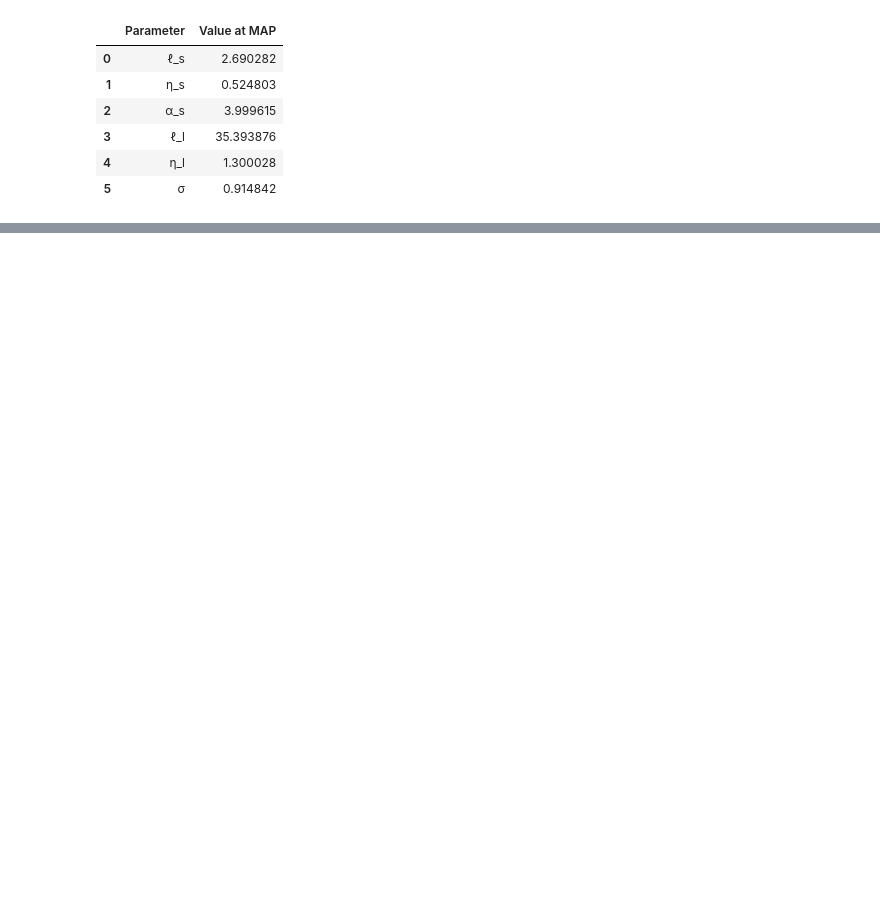
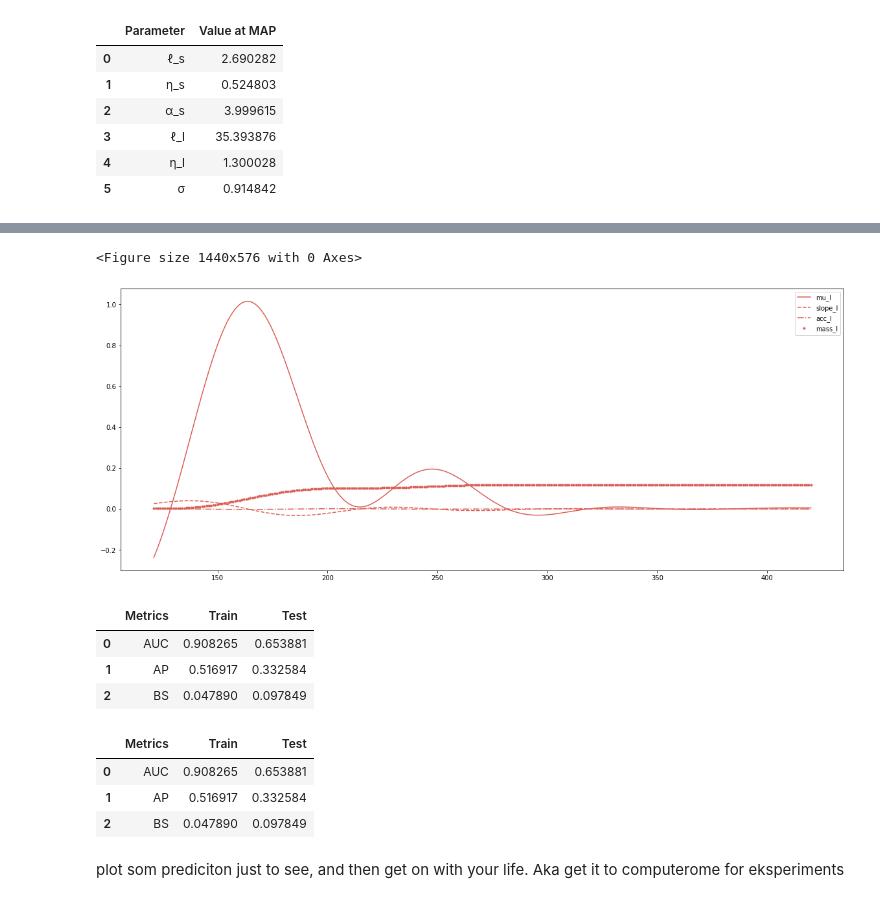
Before and after one commit to Polichinel/The_Currents_of_Conflict, a Jupyter notebook: temporal_two_trends_eksperiments.ipynb, the cells around one changed output, grey strips where cells are left out. Saved outputs shown, nothing was run; the diff lists cells and outputs as text; code cells hidden in the pictures; blank space fills up the shorter version.

```diff
--- a/temporal_two_trends_eksperiments.ipynb
+++ b/temporal_two_trends_eksperiments.ipynb
@@ -166,0 +205,35 @@ mse_resutls_df
+# %%
+
+# call that df something else asap... or just keep as merged...
+
+df_merged.sort_values(['pg_id', 'X'], inplace= True)
+df_merged['mu_l_slope'] = df_merged.groupby('pg_id')['mu_l'].transform(np.gradient)
+df_merged['mu_l_acc'] = df_merged.groupby('pg_id')['mu_l_slope'].transform(np.gradient)
+df_merged['mu_l_mass'] = df_merged.groupby('pg_id')['mu_l'].transform(np.cumsum)
+# df_test['mu_mass'] = df_test.groupby('pg_id')['mu'].transform(np.trapz, axis = -1)
+
+# norm mass 0-1
+df_merged['mu_l_mass'] = (df_merged['mu_l_mass'] - df_merged['mu_l_mass'].min())/(df_merged['mu_l_mass'].max() - df_merged['mu_l_mass'].min())
+# %%
+colors = sns.color_palette('hls', len(df_merged['pg_id'].unique()))
+plt.figure(figsize=[20,8])
+
+
+for i, j in  enumerate(df_merged['pg_id'].unique()[0:1]):
+    plt.figure(figsize=[20,8])
+
+    plt.plot(df_merged[df_merged['pg_id'] == j]['X'], df_merged[df_merged['pg_id'] == j]['mu_l'], '-',color = colors[i], label = 'mu_l')
+
+    plt.plot(df_merged[df_merged['pg_id'] == j]['X'], df_merged[df_merged['pg_id'] == j]['mu_l_slope'], '--', color = colors[i], label = 'slope_l')
+
+    plt.plot(df_merged[df_merged['pg_id'] == j]['X'], df_merged[df_merged['pg_id'] == j]['mu_l_acc'], '-.', color = colors[i], label = 'acc_l')
+
+
+    plt.plot(df_merged[df_merged['pg_id'] == j]['X'], df_merged[df_merged['pg_id'] == j]['mu_l_mass'], '.', color = colors[i], label = 'mass_l')
+
+
+    plt.legend()
+    plt.show()
+# %% [output]
+<Figure size 1440x576 with 0 Axes>
+[figure, added]
@@ -166,0 +270,14 @@ mse_resutls_df
+# %%
+df_results
+# %% [output]
+|  | Metrics | Train | Test |
+| 0 | AUC | 0.908265 | 0.653881 |
+| 1 | AP | 0.516917 | 0.332584 |
+| 2 | BS | 0.047890 | 0.097849 |
+# %%
+df_results
+# %% [output]
+|  | Metrics | Train | Test |
+| 0 | AUC | 0.908265 | 0.653881 |
+| 1 | AP | 0.516917 | 0.332584 |
+| 2 | BS | 0.047890 | 0.097849 |
@@ -166,0 +286,2 @@ mse_resutls_df
+# %% [markdown]
+plot som prediciton just to see, and then get on with your life. Aka get it to computerome for eksperiments
```
Also changed, not shown: parts of 14 cells of this notebook, 1 other file.
